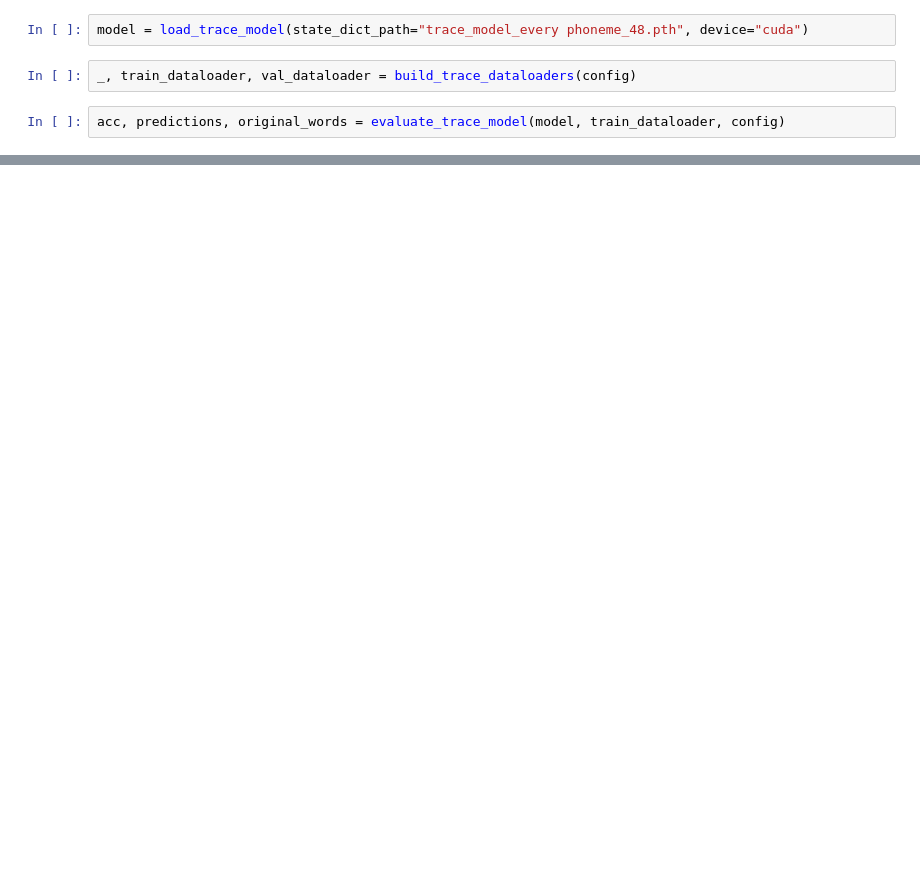
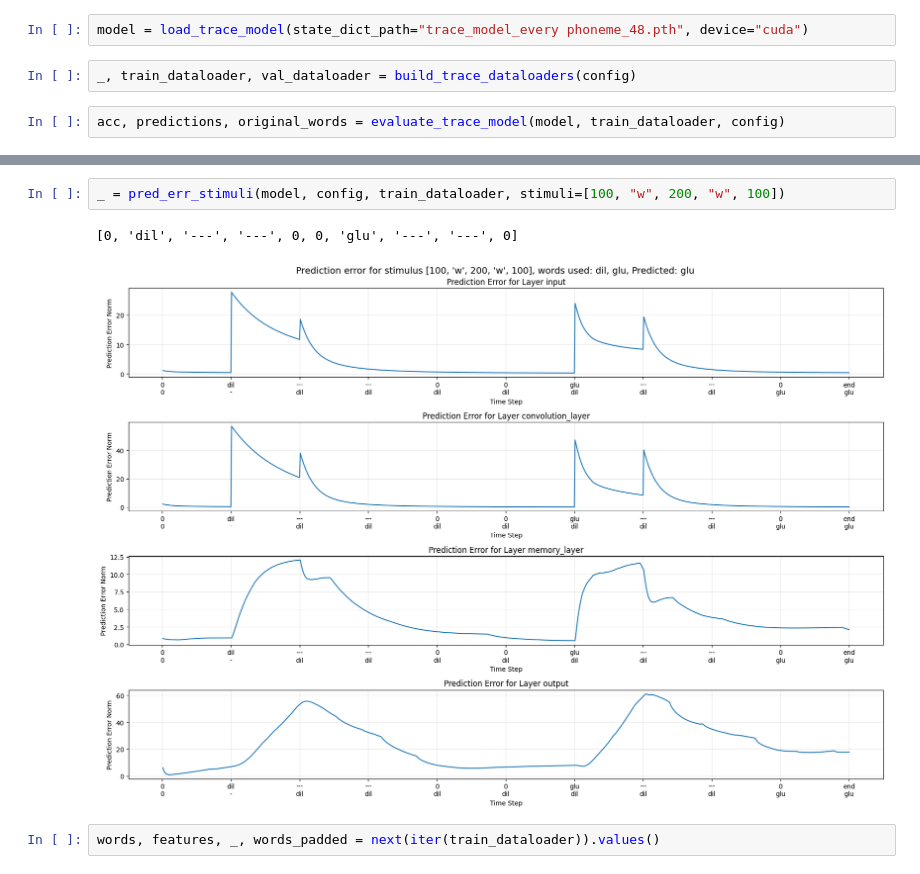
Before and after one commit to gydis/trace-predictive-coding, a Jupyter notebook: predcoding/sandbox.ipynb, the cells around one changed output, grey strips where cells are left out. Cells and saved outputs as stored; diff of their text form; blank space fills up the shorter version.

```diff
--- a/predcoding/sandbox.ipynb
+++ b/predcoding/sandbox.ipynb
@@ -136,0 +368,7 @@ a.save("test.mp4")
+# %%
+_ = pred_err_stimuli(model, config, train_dataloader, stimuli=[100, "w", 200, "w", 100])
+# %% [output]
+[0, 'dil', '---', '---', 0, 0, 'glu', '---', '---', 0]
+[figure, added]
+# %%
+words, features, _, words_padded = next(iter(train_dataloader)).values()
```
Also changed, not shown: parts of 16 cells of this notebook, 3 other files.
